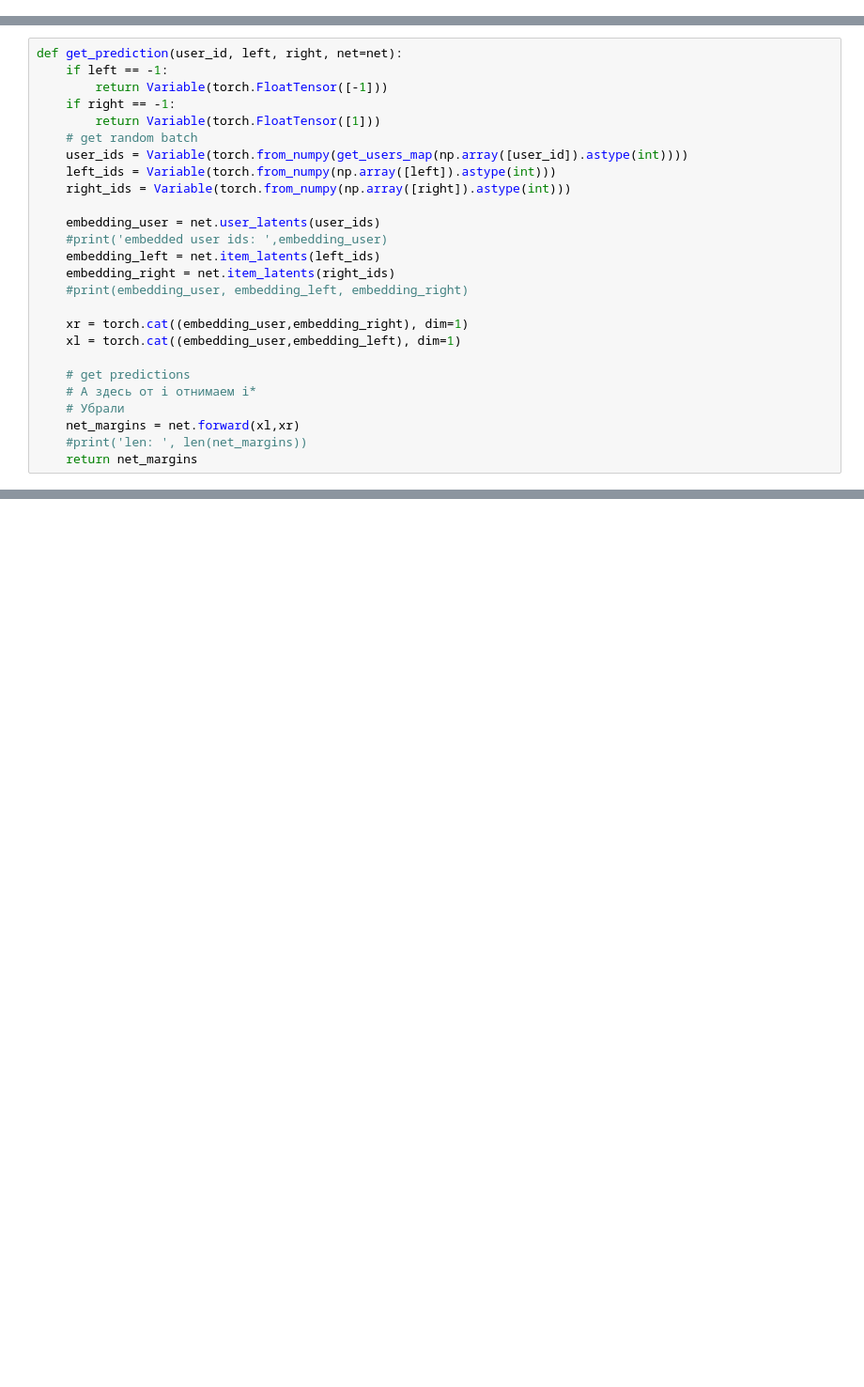
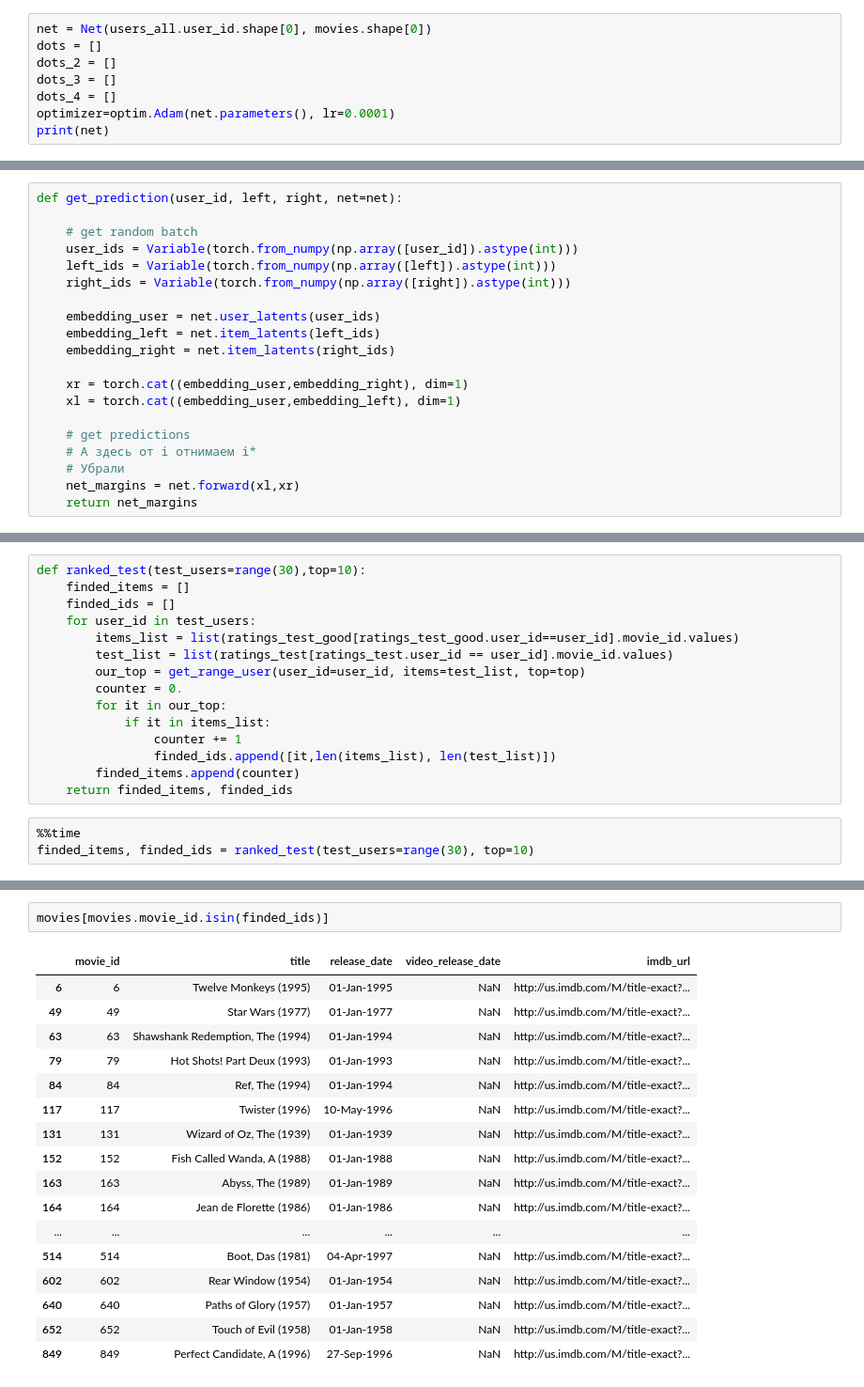
Before and after one commit to VProv/Machine-Learning, a Jupyter notebook: Pairwise/PairwiseMovielands.ipynb, the cells around one changed output, grey strips where cells are left out. Shown at 94% size. Cells and saved outputs as stored; diff of their text form; blank space fills up the shorter version.

```diff
--- a/Pairwise/PairwiseMovielands.ipynb
+++ b/Pairwise/PairwiseMovielands.ipynb
@@ -317,0 +144,8 @@ def Train_net(batch_size=1024, triplets=triplets, n_epoch=5000,
+# %%
+net = Net(users_all.user_id.shape[0], movies.shape[0])
+dots = []
+dots_2 = []
+dots_3 = []
+dots_4 = []
+optimizer=optim.Adam(net.parameters(), lr=0.0001)
+print(net)
@@ -357,19 +245,14 @@ plt.plot(x, dots_2)
 # %%
 def get_prediction(user_id, left, right, net=net):
-    if left == -1:
-        return Variable(torch.FloatTensor([-1]))
-    if right == -1:
-        return Variable(torch.FloatTensor([1]))
+
     # get random batch
-    user_ids = Variable(torch.from_numpy(get_users_map(np.array([user_id]).astype(int))))
+    user_ids = Variable(torch.from_numpy(np.array([user_id]).astype(int)))
     left_ids = Variable(torch.from_numpy(np.array([left]).astype(int)))
     right_ids = Variable(torch.from_numpy(np.array([right]).astype(int)))
 
     embedding_user = net.user_latents(user_ids)
-    #print('embedded user ids: ',embedding_user)
     embedding_left = net.item_latents(left_ids)
     embedding_right = net.item_latents(right_ids)
-    #print(embedding_user, embedding_left, embedding_right)
 
     xr = torch.cat((embedding_user,embedding_right), dim=1)
     xl = torch.cat((embedding_user,embedding_left), dim=1)
@@ -378,6 +261,5 @@ def get_prediction(user_id, left, right, net=net):
     # А здесь от i отнимаем i*
     # Убрали
     net_margins = net.forward(xl,xr)
-    #print('len: ', len(net_margins))
     return net_margins
 # %%
@@ -645,0 +297,18 @@ def Communication_test(target_number=5, net=net):
+# %%
+def ranked_test(test_users=range(30),top=10):
+    finded_items = []
+    finded_ids = []
+    for user_id in test_users:
+        items_list = list(ratings_test_good[ratings_test_good.user_id==user_id].movie_id.values)
+        test_list = list(ratings_test[ratings_test.user_id == user_id].movie_id.values)
+        our_top = get_range_user(user_id=user_id, items=test_list, top=top)
+        counter = 0.
+        for it in our_top:
+            if it in items_list:
+                counter += 1
+                finded_ids.append([it,len(items_list), len(test_list)])
+        finded_items.append(counter)
+    return finded_items, finded_ids
+# %%
+%%time
+finded_items, finded_ids = ranked_test(test_users=range(30), top=10)
@@ -645,0 +365,20 @@ def Communication_test(target_number=5, net=net):
+# %%
+movies[movies.movie_id.isin(finded_ids)]
+# %% [output]
+|  | movie_id | title | release_date | video_release_date | imdb_url |
+| 6 | 6 | Twelve Monkeys (1995) | 01-Jan-1995 | NaN | http://us.imdb.com/M/title-exact?... |
+| 49 | 49 | Star Wars (1977) | 01-Jan-1977 | NaN | http://us.imdb.com/M/title-exact?... |
+| 63 | 63 | Shawshank Redemption, The (1994) | 01-Jan-1994 | NaN | http://us.imdb.com/M/title-exact?... |
+| 79 | 79 | Hot Shots! Part Deux (1993) | 01-Jan-1993 | NaN | http://us.imdb.com/M/title-exact?... |
+| 84 | 84 | Ref, The (1994) | 01-Jan-1994 | NaN | http://us.imdb.com/M/title-exact?... |
+| 117 | 117 | Twister (1996) | 10-May-1996 | NaN | http://us.imdb.com/M/title-exact?... |
+| 131 | 131 | Wizard of Oz, The (1939) | 01-Jan-1939 | NaN | http://us.imdb.com/M/title-exact?... |
+| 152 | 152 | Fish Called Wanda, A (1988) | 01-Jan-1988 | NaN | http://us.imdb.com/M/title-exact?... |
+| 163 | 163 | Abyss, The (1989) | 01-Jan-1989 | NaN | http://us.imdb.com/M/title-exact?... |
+| 164 | 164 | Jean de Florette (1986) | 01-Jan-1986 | NaN | http://us.imdb.com/M/title-exact?... |
+| ... | ... | ... | ... | ... | ... |
+| 514 | 514 | Boot, Das (1981) | 04-Apr-1997 | NaN | http://us.imdb.com/M/title-exact?... |
+| 602 | 602 | Rear Window (1954) | 01-Jan-1954 | NaN | http://us.imdb.com/M/title-exact?... |
+| 640 | 640 | Paths of Glory (1957) | 01-Jan-1957 | NaN | http://us.imdb.com/M/title-exact?... |
+| 652 | 652 | Touch of Evil (1958) | 01-Jan-1958 | NaN | http://us.imdb.com/M/title-exact?... |
+| 849 | 849 | Perfect Candidate, A (1996) | 27-Sep-1996 | NaN | http://us.imdb.com/M/title-exact?... |
```
Also changed, not shown: parts of 69 cells of this notebook.
